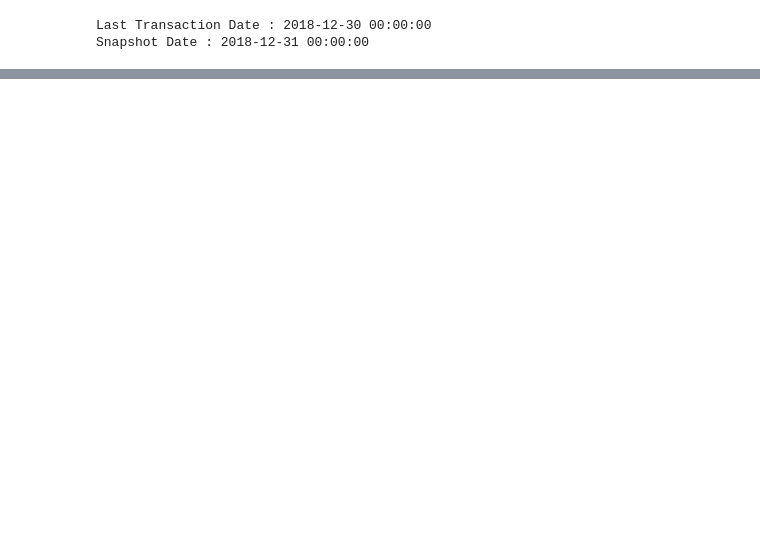
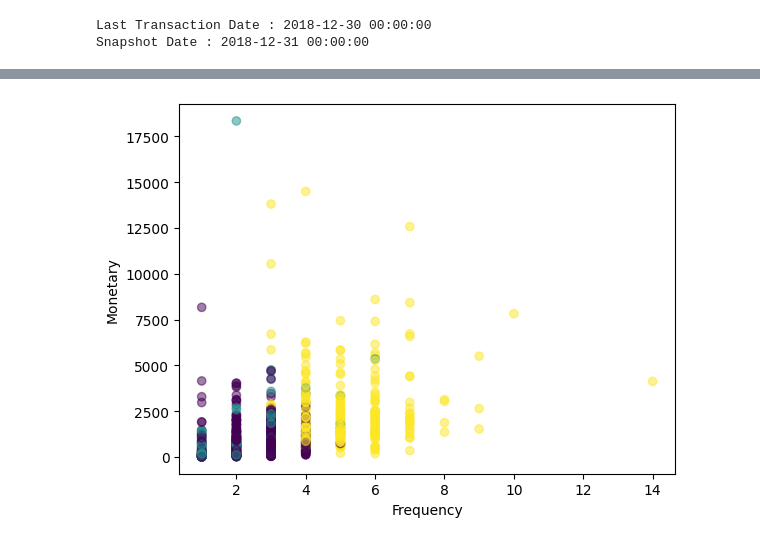
Before and after one commit to waseemshammout/amazon_customer_segmentation, a Jupyter notebook: notebook.ipynb, the cells around one changed output, grey strips where cells are left out. Drawn from its saved outputs; the diff is of its cells as text; code cells hidden in the pictures; blank space fills up the shorter version.

```diff
--- a/notebook.ipynb
+++ b/notebook.ipynb
@@ -55,0 +74,22 @@ sales_last_18_months.groupby("Customer ID").agg(
+# %%
+samples = datamart[['Recency','Frequency','Sales_Last_18_M']].values
+# %%
+from sklearn.preprocessing import MinMaxScaler
+scaler = MinMaxScaler()
+samples_t = scaler.fit_transform(samples)
+# %%
+from sklearn.cluster import KMeans
+km = KMeans(n_clusters=3)
+km.fit(samples_t)
+cluster_labels = km.labels_
+# %%
+import matplotlib.pyplot as plt
+
+plt.scatter(data=datamart, x='Frequency', y='Sales_Last_18_M', alpha=0.5, c=cluster_labels)
+plt.xlabel('Frequency')
+plt.ylabel('Monetary')
+# plt.yscale('log')
+# plt.xscale('log')
+plt.show()
+# %% [output]
+[figure, added]
```
Also changed, not shown: parts of 5 cells of this notebook.
